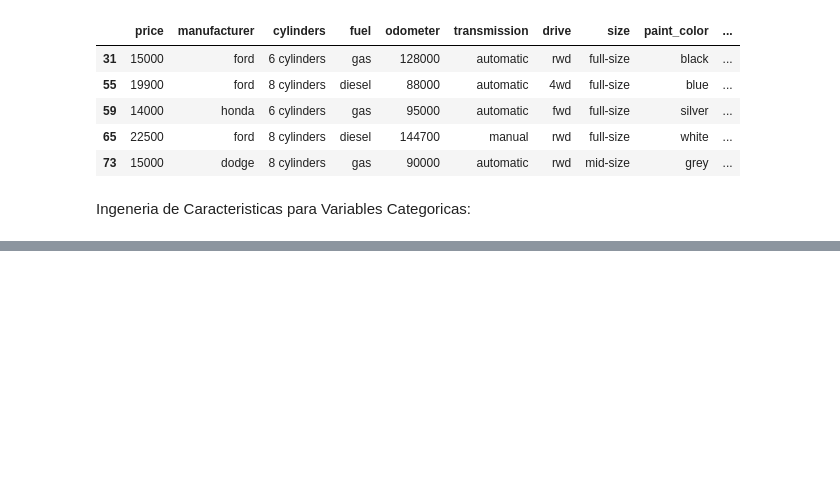
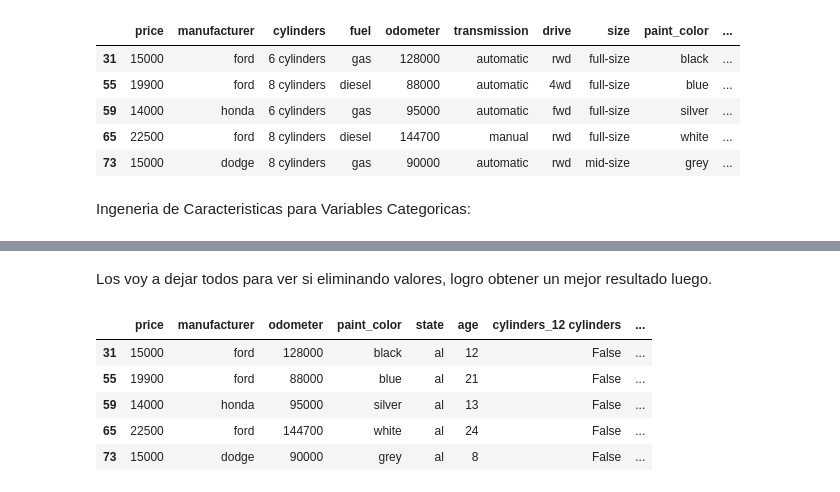
Before and after one commit to jayc888/Prueba_carros_usados_dataset_local, a Jupyter notebook: src/explore.ipynb, the cells around one changed output, grey strips where cells are left out. Saved outputs shown, nothing was run; the diff lists cells and outputs as text; code cells hidden in the pictures; blank space fills up the shorter version.

```diff
--- a/src/explore.ipynb
+++ b/src/explore.ipynb
@@ -524,0 +576,19 @@ def aplicar_one_hot_encoding_seguro(df_final):
+# %% [markdown]
+Los voy a dejar todos para ver si eliminando valores, logro obtener un mejor resultado luego.
+# %%
+# 1. Definir las columnas de baja cardinalidad
+columnas_one_hot = ['cylinders', 'fuel', 'transmission', 'drive', 'size']
+# 2. Aplicar One-Hot Encoding
+for feature in columnas_one_hot:
+    dummies = pd.get_dummies(df_final[feature], prefix=feature, drop_first=True)
+    df_final = pd.concat([df_final, dummies], axis=1)
+    df_final.drop(feature, axis=1, inplace=True)
+
+df_final.head()
+# %% [output]
+|  | price | manufacturer | odometer | paint_color | state | age | cylinders_12 cylinders | ... |
+| 31 | 15000 | ford | 128000 | black | al | 12 | False | ... |
+| 55 | 19900 | ford | 88000 | blue | al | 21 | False | ... |
+| 59 | 14000 | honda | 95000 | silver | al | 13 | False | ... |
+| 65 | 22500 | ford | 144700 | white | al | 24 | False | ... |
+| 73 | 15000 | dodge | 90000 | grey | al | 8 | False | ... |
```
Also changed, not shown: parts of 18 cells of this notebook.
